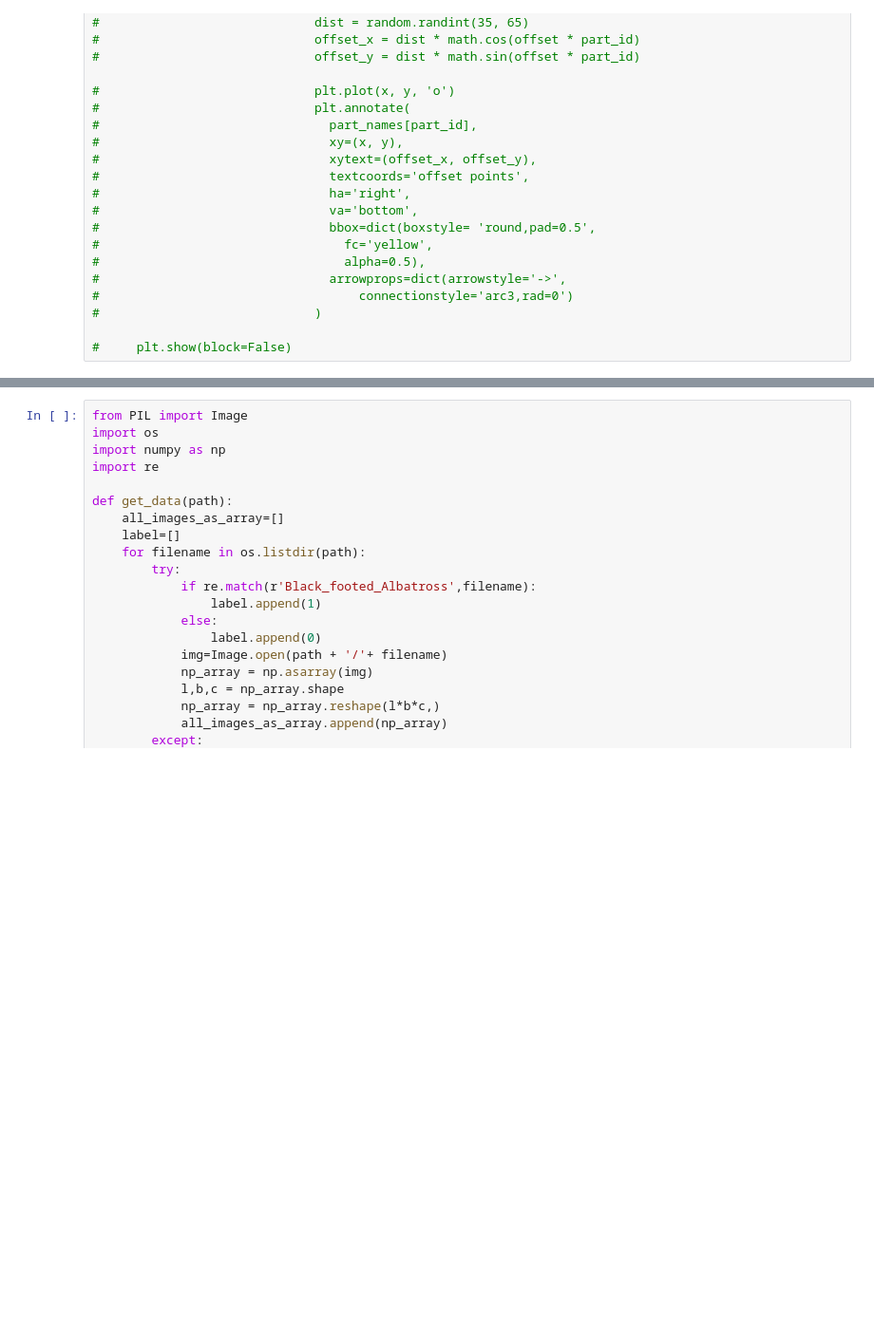
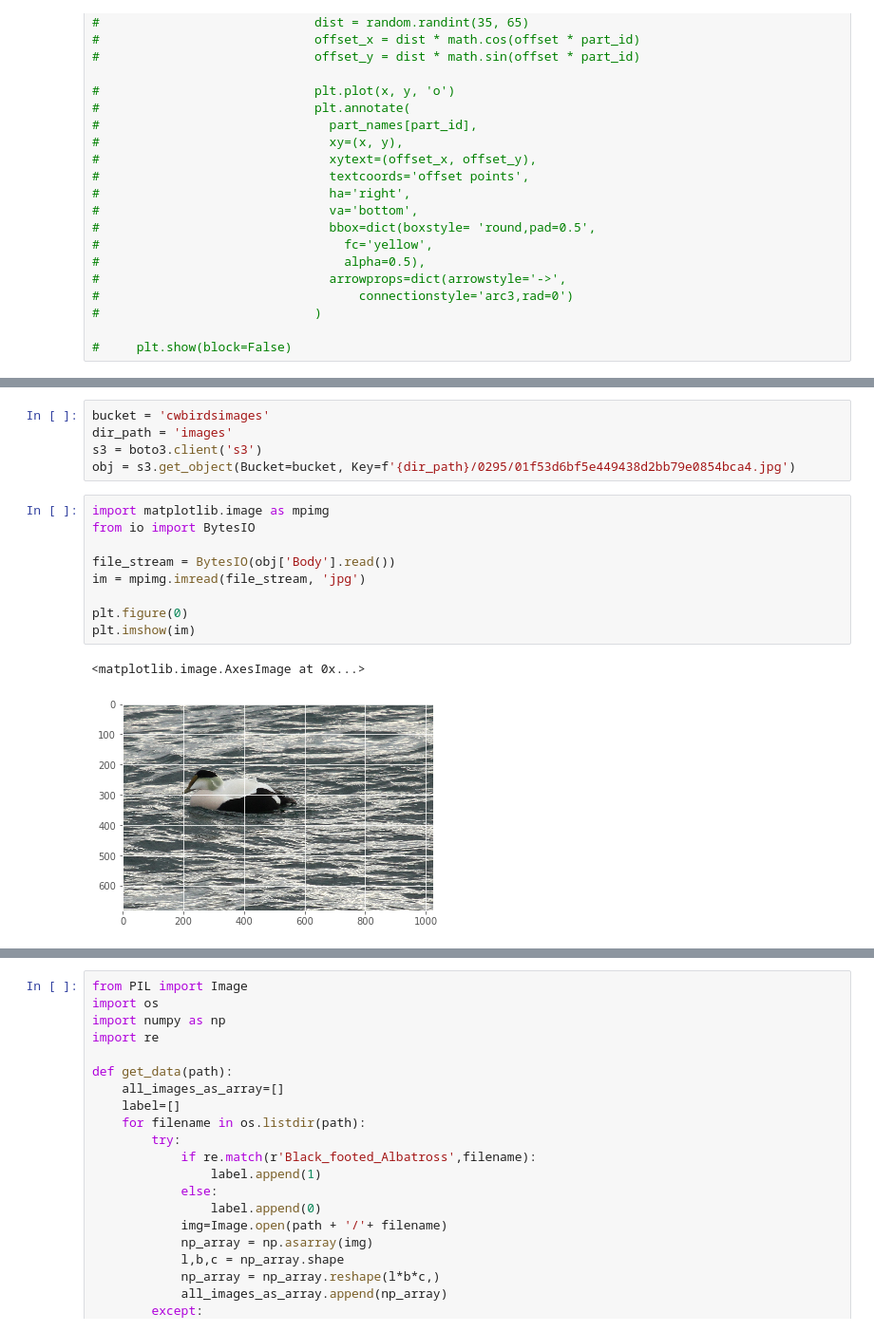
Before and after one commit to cwong690/Birdex, a Jupyter notebook: image_prep.ipynb, the cells around one changed output, grey strips where cells are left out. Shown at 95% size. Saved outputs shown, nothing was run; the diff lists cells and outputs as text; blank space fills up the shorter version.

Commit message:
import libraries and retrieve 1 image from s3 bucket

```diff
--- a/image_prep.ipynb
+++ b/image_prep.ipynb
@@ -163,0 +149,17 @@ pd.set_option('display.max_columns', 50)
+# %%
+bucket = 'cwbirdsimages'
+dir_path = 'images'
+s3 = boto3.client('s3')
+obj = s3.get_object(Bucket=bucket, Key=f'{dir_path}/0295/01f53d6bf5e449438d2bb79e0854bca4.jpg')
+# %%
+import matplotlib.image as mpimg
+from io import BytesIO
+
+file_stream = BytesIO(obj['Body'].read())
+im = mpimg.imread(file_stream, 'jpg')
+
+plt.figure(0)
+plt.imshow(im)
+# %% [output]
+<matplotlib.image.AxesImage at 0x...>
+[figure, added]
```
Also changed, not shown: parts of 36 cells of this notebook.
